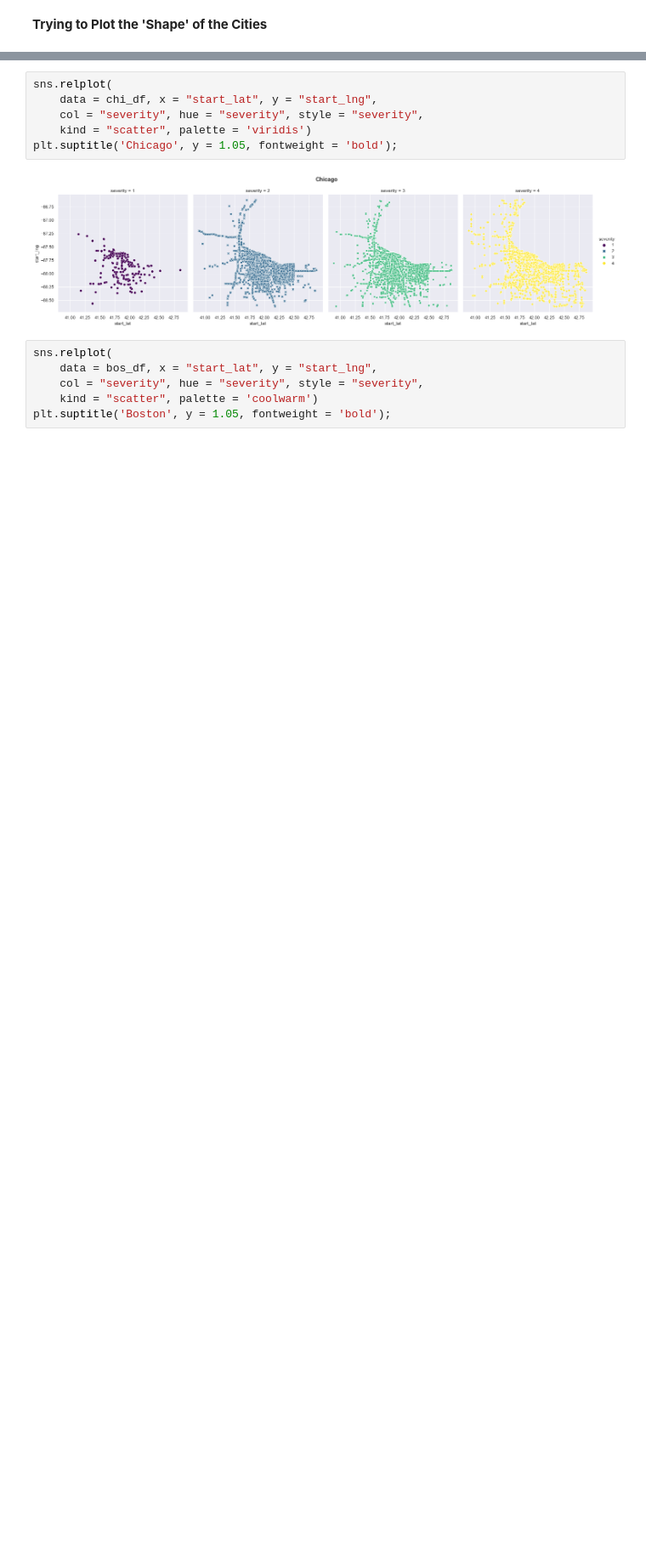
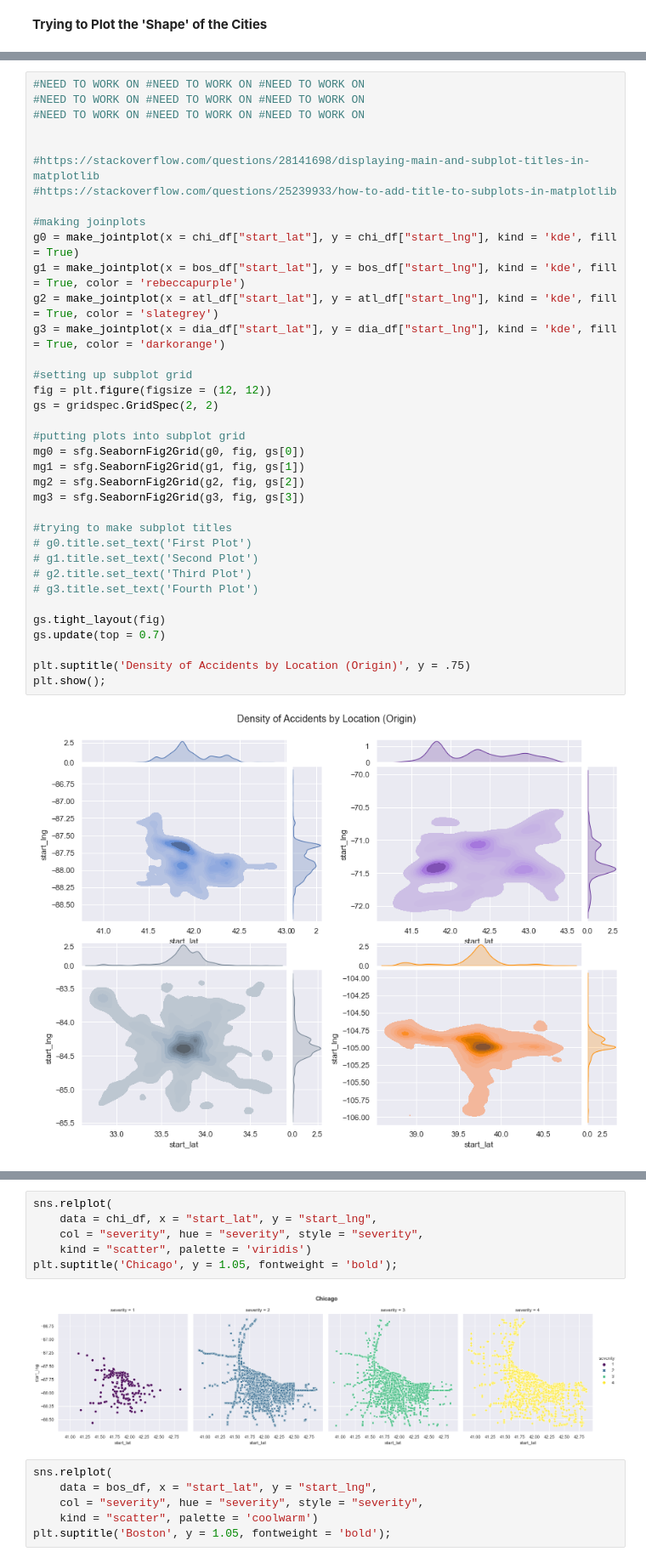
Before and after one commit to jeffreyfloyd/DST-and-traffic-implications, a Jupyter notebook: code/EDA_5_combined.ipynb, the cells around one changed output, grey strips where cells are left out. Shown at 85% size. Saved outputs shown, nothing was run; the diff lists cells and outputs as text; blank space fills up the shorter version.

```diff
--- a/code/EDA_5_combined.ipynb
+++ b/code/EDA_5_combined.ipynb
@@ -622,3 +607,41 @@ NameError: name 'sfg' is not defined
+# %%
+#NEED TO WORK ON #NEED TO WORK ON #NEED TO WORK ON
+#NEED TO WORK ON #NEED TO WORK ON #NEED TO WORK ON
+#NEED TO WORK ON #NEED TO WORK ON #NEED TO WORK ON
+
+
+#https://stackoverflow.com/questions/28141698/displaying-main-and-subplot-titles-in-matplotlib
+#https://stackoverflow.com/questions/25239933/how-to-add-title-to-subplots-in-matplotlib
+
+#making joinplots
+g0 = make_jointplot(x = chi_df["start_lat"], y = chi_df["start_lng"], kind = 'kde', fill = True)
+g1 = make_jointplot(x = bos_df["start_lat"], y = bos_df["start_lng"], kind = 'kde', fill = True, color = 'rebeccapurple')
+g2 = make_jointplot(x = atl_df["start_lat"], y = atl_df["start_lng"], kind = 'kde', fill = True, color = 'slategrey')
+g3 = make_jointplot(x = dia_df["start_lat"], y = dia_df["start_lng"], kind = 'kde', fill = True, color = 'darkorange')
+
+#setting up subplot grid
+fig = plt.figure(figsize = (12, 12))
+gs = gridspec.GridSpec(2, 2)
+
+#putting plots into subplot grid
+mg0 = sfg.SeabornFig2Grid(g0, fig, gs[0])
+mg1 = sfg.SeabornFig2Grid(g1, fig, gs[1])
+mg2 = sfg.SeabornFig2Grid(g2, fig, gs[2])
+mg3 = sfg.SeabornFig2Grid(g3, fig, gs[3])
+
+#trying to make subplot titles
+# g0.title.set_text('First Plot')
+# g1.title.set_text('Second Plot')
+# g2.title.set_text('Third Plot')
+# g3.title.set_text('Fourth Plot')
+
+gs.tight_layout(fig)
+gs.update(top = 0.7)
+
+plt.suptitle('Density of Accidents by Location (Origin)', y = .75)
+plt.show();
+# %% [output]
+[figure, added]
 # %%
 #function to generate jointplots - hex kind
 def make_jointplothex(x, y,
```
Also changed, not shown: parts of 24 cells of this notebook.
